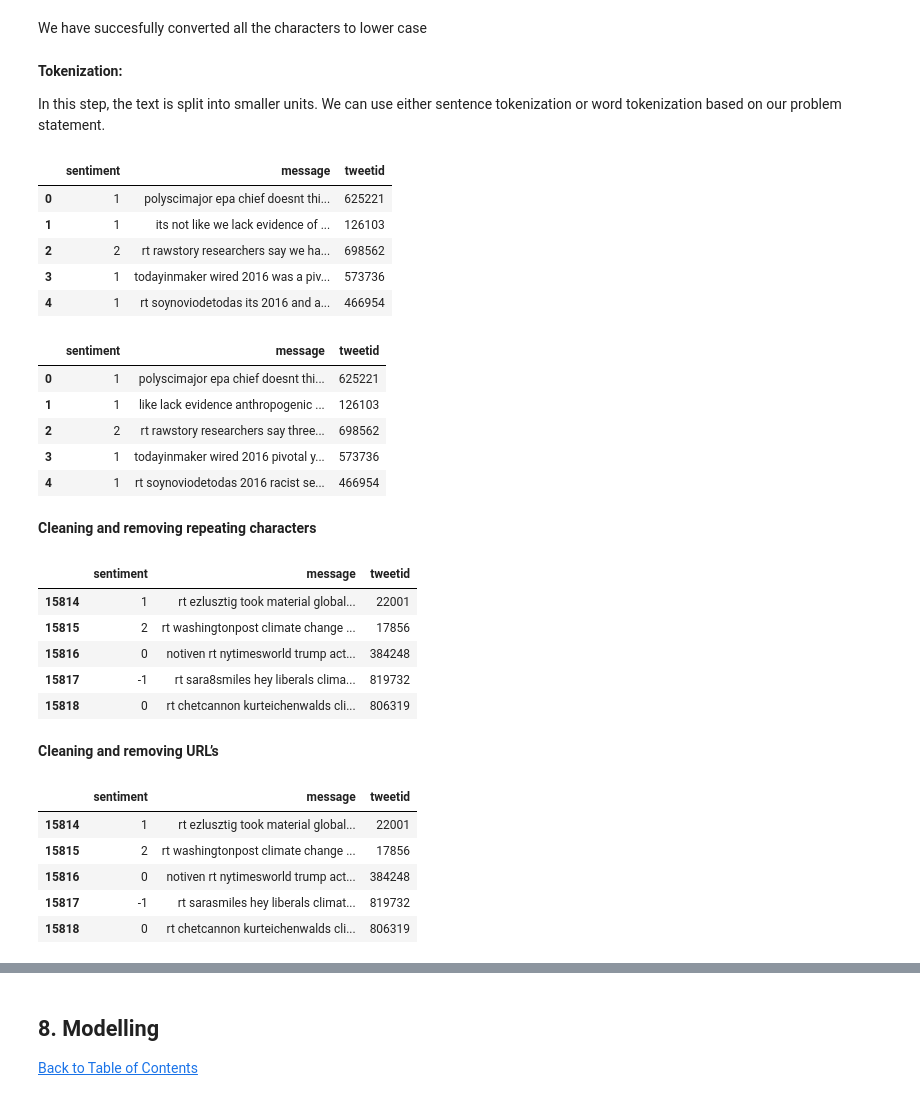
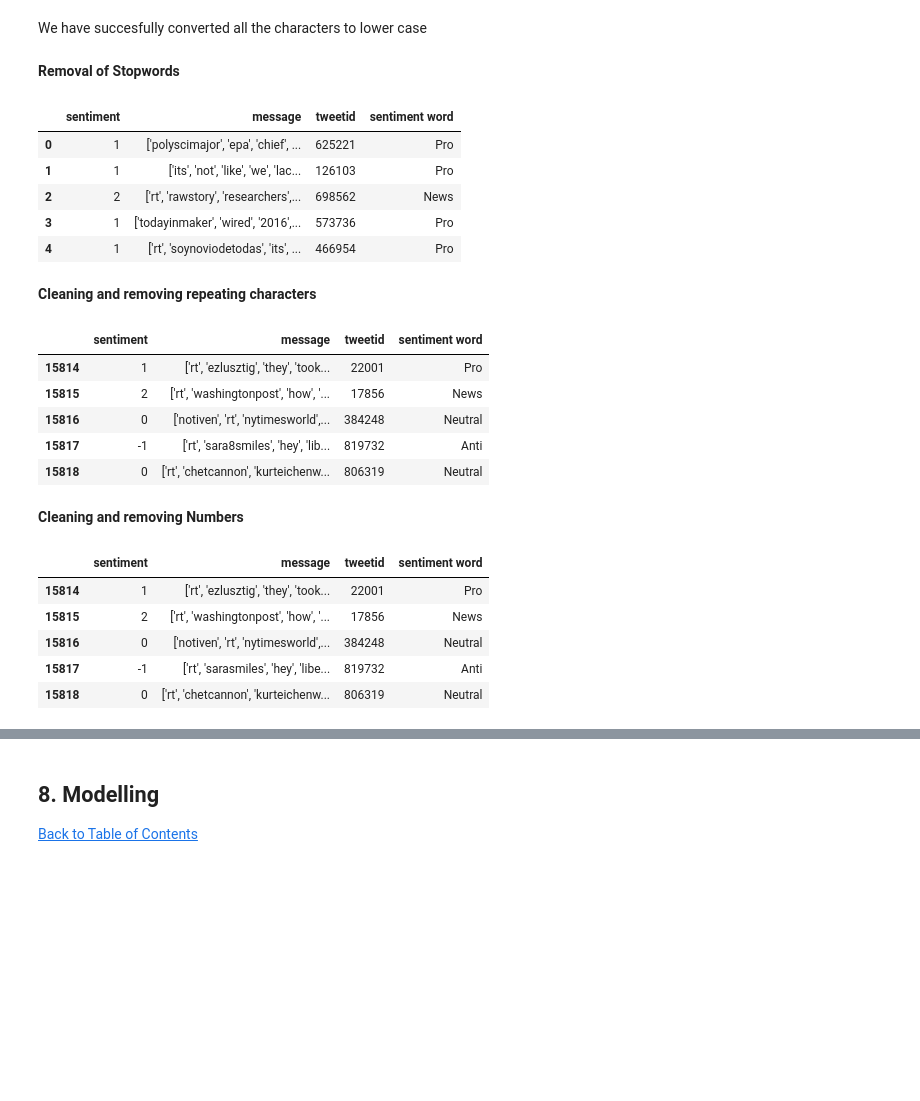
Before and after one commit to muheezokunade/TeamNM1-Classification-, a Jupyter notebook: Classification Predict.ipynb, the cells around one changed output, grey strips where cells are left out. Cells and saved outputs as stored; diff of their text form; code cells hidden in the pictures; blank space fills up the shorter version.

```diff
--- a/Classification Predict.ipynb
+++ b/Classification Predict.ipynb
@@ -259,3 +303,4 @@ This illustrates the sentiment entities in the dataset in a more understandable
 pattern_url = r'http[s]?://(?:[A-Za-z]|[0-9]|[$-_@.&+]|[!*\(\),]|(?:%[0-9A-Fa-f][0-9A-Fa-f]))+'
 subs_url = r'url-web'
 df_train['message'] = df_train['message'].replace(to_replace = pattern_url, value = subs_url, regex = True)
+df_test['message'] = df_train['message'].replace(to_replace = pattern_url, value = subs_url, regex = True)
@@ -269,5 +316,6 @@ def remove_punctuation(text):
     return punctuationfree
 #storing the puntuation free text
 df_train['message']= df_train['message'].apply(lambda x:remove_punctuation(x))
+df_test['message']= df_train['message'].apply(lambda x:remove_punctuation(x))
 df_train.head()
 # %% [output]
@@ -285,60 +333,61 @@ We can see in the above output, all the punctuations are removed from message an
 It is one of the most common preprocessing steps where the text is converted into the same case preferably lower case. We are doing this because we don't want `Message` and `message` or any form of its spellings to be read as  different words.
 # %%
 df_train['message']= df_train['message'].apply(lambda x: x.lower())
+df_test['message']= df_train['message'].apply(lambda x: x.lower())
 # %% [markdown]
 We have succesfully converted all the characters to lower case
-# %% [markdown]
-**Tokenization:**
-
-In this step, the text is split into smaller units. We can use either sentence tokenization or word tokenization based on our problem statement.
 # %%
-df_train.head()
+tokeniser = TreebankWordTokenizer()
+
+# Apply tokenization to both test and train data
+df_train['message'] = df_train['message'].apply(tokeniser.tokenize)
+df_test['message'] = df_test['message'].apply(tokeniser.tokenize)
-# %% [output]
-|  | sentiment | message | tweetid |
-| 0 | 1 | polyscimajor epa chief doesnt thi... | 625221 |
-| 1 | 1 | its not like we lack evidence of ... | 126103 |
-| 2 | 2 | rt rawstory researchers say we ha... | 698562 |
-| 3 | 1 | todayinmaker wired 2016 was a piv... | 573736 |
-| 4 | 1 | rt soynoviodetodas its 2016 and a... | 466954 |
+# %% [markdown]
+**Removal of Stopwords**
 # %%
 stopwords_list = stopwords.words('english')
 stopwords_list = set(stopwords_list)
 def cleaning_stopwords(text):
     return " ".join([word for word in str(text).split() if word not in stopwords_list])
 df_train['message'] = df_train['message'].apply(lambda text: cleaning_stopwords(text))
+df_test['message'] = df_test['message'].apply(lambda text: cleaning_stopwords(text))
 df_train.head()
 # %% [output]
-|  | sentiment | message | tweetid |
-| 0 | 1 | polyscimajor epa chief doesnt thi... | 625221 |
-| 1 | 1 | like lack evidence anthropogenic ... | 126103 |
-| 2 | 2 | rt rawstory researchers say three... | 698562 |
-| 3 | 1 | todayinmaker wired 2016 pivotal y... | 573736 |
-| 4 | 1 | rt soynoviodetodas 2016 racist se... | 466954 |
+|  | sentiment | message | tweetid | sentiment word |
+| 0 | 1 | ['polyscimajor', 'epa', 'chief', ... | 625221 | Pro |
+| 1 | 1 | ['its', 'not', 'like', 'we', 'lac... | 126103 | Pro |
+| 2 | 2 | ['rt', 'rawstory', 'researchers',... | 698562 | News |
+| 3 | 1 | ['todayinmaker', 'wired', '2016',... | 573736 | Pro |
+| 4 | 1 | ['rt', 'soynoviodetodas', 'its', ... | 466954 | Pro |
 # %% [markdown]
 **Cleaning and removing repeating characters**
 # %%
 def cleaning_repeating_char(text):
     return re.sub(r'(.)1+', r'1', text)
 df_train['message'] = df_train['message'].apply(lambda x: cleaning_repeating_char(x))
+df_test['message'] = df_test['message'].apply(lambda x: cleaning_repeating_char(x))
 df_train.tail()
 # %% [output]
-|  | sentiment | message | tweetid |
-| 15814 | 1 | rt ezlusztig took material global... | 22001 |
-| 15815 | 2 | rt washingtonpost climate change ... | 17856 |
-| 15816 | 0 | notiven rt nytimesworld trump act... | 384248 |
-| 15817 | -1 | rt sara8smiles hey liberals clima... | 819732 |
-| 15818 | 0 | rt chetcannon kurteichenwalds cli... | 806319 |
+|  | sentiment | message | tweetid | sentiment word |
+| 15814 | 1 | ['rt', 'ezlusztig', 'they', 'took... | 22001 | Pro |
+| 15815 | 2 | ['rt', 'washingtonpost', 'how', '... | 17856 | News |
+| 15816 | 0 | ['notiven', 'rt', 'nytimesworld',... | 384248 | Neutral |
+| 15817 | -1 | ['rt', 'sara8smiles', 'hey', 'lib... | 819732 | Anti |
+| 15818 | 0 | ['rt', 'chetcannon', 'kurteichenw... | 806319 | Neutral |
 # %% [markdown]
-**Cleaning and removing URL’s**
+**Cleaning and removing Numbers**
 # %%
 def cleaning_numbers(data):
     return re.sub('[0-9]+', '', data)
+
+#Apply cleaning_number function to train and test data
 df_train['message'] = df_train['message'].apply(lambda x: cleaning_numbers(x))
+df_test['message'] = df_test['message'].apply(lambda x: cleaning_numbers(x))
 df_train.tail()
 # %% [output]
-|  | sentiment | message | tweetid |
-| 15814 | 1 | rt ezlusztig took material global... | 22001 |
-| 15815 | 2 | rt washingtonpost climate change ... | 17856 |
-| 15816 | 0 | notiven rt nytimesworld trump act... | 384248 |
-| 15817 | -1 | rt sarasmiles hey liberals climat... | 819732 |
-| 15818 | 0 | rt chetcannon kurteichenwalds cli... | 806319 |
+|  | sentiment | message | tweetid | sentiment word |
+| 15814 | 1 | ['rt', 'ezlusztig', 'they', 'took... | 22001 | Pro |
+| 15815 | 2 | ['rt', 'washingtonpost', 'how', '... | 17856 | News |
+| 15816 | 0 | ['notiven', 'rt', 'nytimesworld',... | 384248 | Neutral |
+| 15817 | -1 | ['rt', 'sarasmiles', 'hey', 'libe... | 819732 | Anti |
+| 15818 | 0 | ['rt', 'chetcannon', 'kurteichenw... | 806319 | Neutral |
```
Also changed, not shown: parts of 55 cells of this notebook, 1 other file.
